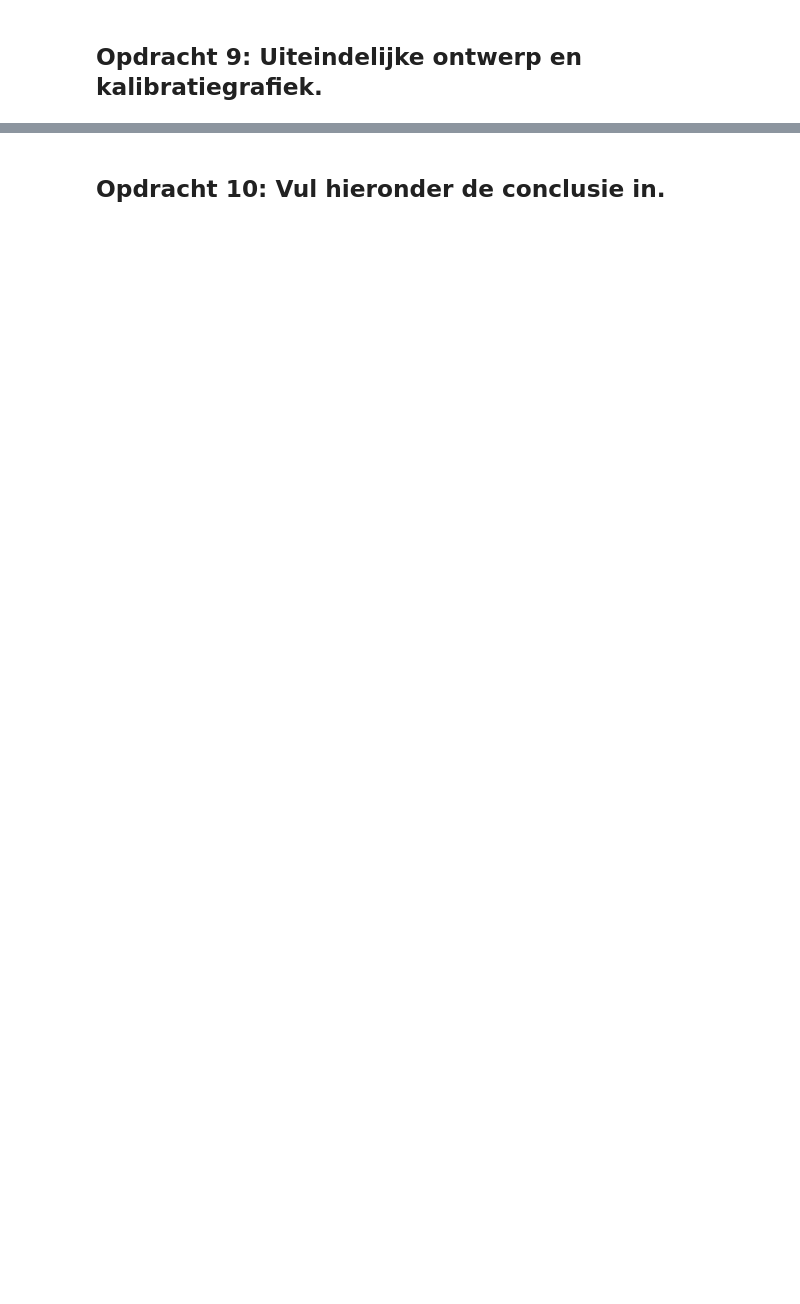
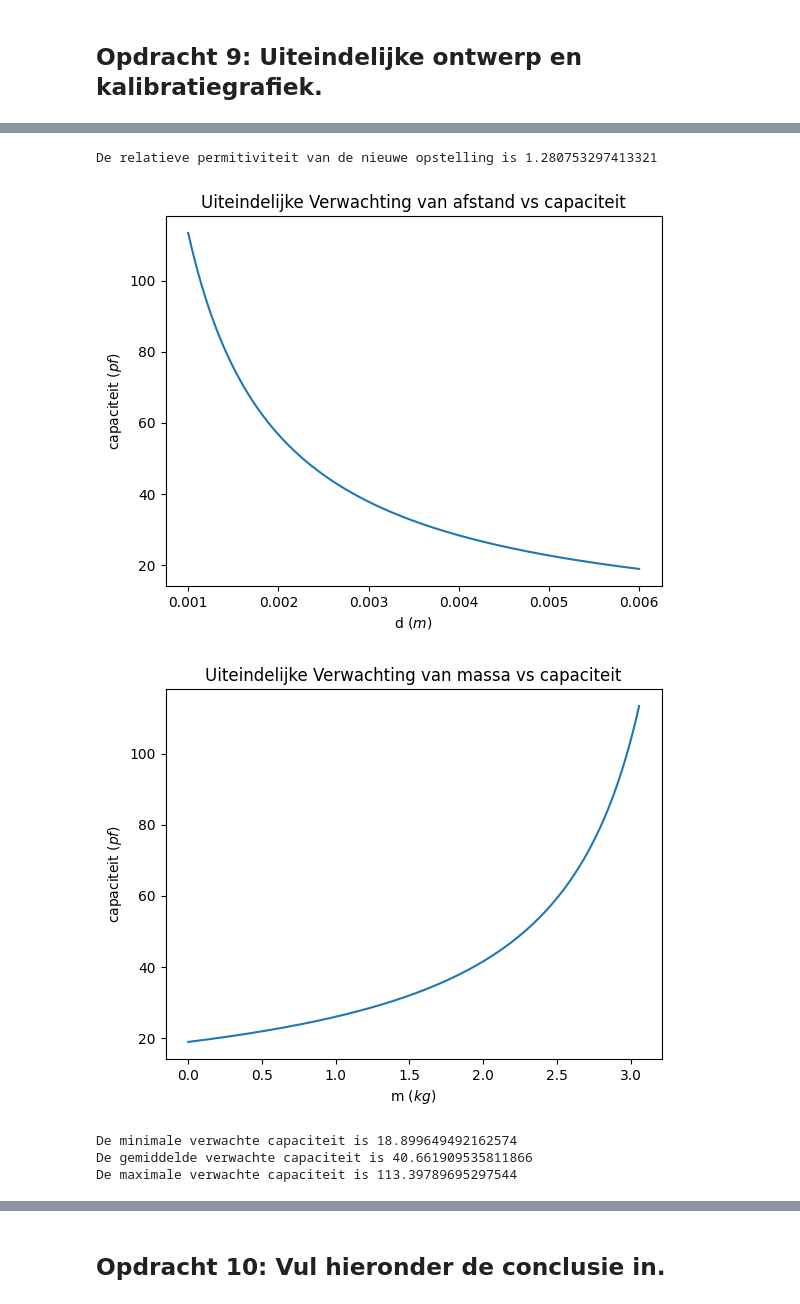
Before and after one commit to daantjebunschoten1-gif/opdrachten-DEF-D, a Jupyter notebook: FysiekeOntwerpopdrachten/2OntwerpEenSensorCondensator/DEFOntwerpopdracht2OntwerpEenSensorInvulTemplate.ipynb, the cells around one changed output, grey strips where cells are left out. Drawn from its saved outputs; the diff is of its cells as text; code cells hidden in the pictures; blank space fills up the shorter version.

```diff
--- a/FysiekeOntwerpopdrachten/2OntwerpEenSensorCondensator/DEFOntwerpopdracht2OntwerpEenSensorInvulTemplate.ipynb
+++ b/FysiekeOntwerpopdrachten/2OntwerpEenSensorCondensator/DEFOntwerpopdracht2OntwerpEenSensorInvulTemplate.ipynb
@@ -111,0 +252,52 @@ Onze sensor kan nog verbetered worden door de volgende verbeteringen (minimaal 2
+# %%
+#d_0 blijft gelijk
+d_0 = 6e-3 #m
+d_comp = 1e-3 #m
+
+#van distance naar massa
+def Veer(c_veer,u,g):
+    m = c_veer * u /g
+    return m
+
+# parameters
+u = d_0 - d_verwacht
+c_veer = 10000
+g = 9.81 #m/s^2
+
+#E_r uitrekenen van de nieuwe opstelling
+C_spons_0 = capaciteit(8,95e-3,100e3,1e3)
+e_r_spons= e_r(d_0,A,epsilon_0,C_spons_0)
+d_verwacht = np.linspace(d_0,d_comp,1000)
+c_verwacht = vlakkeplaat(d_verwacht,A,epsilon_0,e_r_spons)*1e12
+m_verwacht = Veer(c_veer,u,g)
+
+#printen om te checken
+print(f"De relatieve permitiviteit van de nieuwe opstelling is {e_r_spons}")
+
+#plotten van nieuwe verwachtingsgrafiek
+plt.figure()
+plt.plot(d_verwacht,c_verwacht)
+plt.xlabel("d ($m$)")
+plt.ylabel("capaciteit ($pf$)")
+plt.title("Uiteindelijke Verwachting van afstand vs capaciteit")
+plt.show()
+
+#plotten van verwachtingsgrafiek met m ipv d
+plt.figure()
+plt.plot(m_verwacht,c_verwacht)
+plt.xlabel("m ($kg$)")
+plt.ylabel("capaciteit ($pf$)")
+plt.title("Uiteindelijke Verwachting van massa vs capaciteit")
+plt.show()
+
+#printen van verwachte waardes
+print(f"De minimale verwachte capaciteit is {min(c_verwacht)}")
+print(f"De gemiddelde verwachte capaciteit is {np.mean(c_verwacht)}")
+print(f"De maximale verwachte capaciteit is {max(c_verwacht)}")
+# %% [output]
+De relatieve permitiviteit van de nieuwe opstelling is 1.280753297413321
+[figure, added]
+[figure, added]
+De minimale verwachte capaciteit is 18.899649492162574
+De gemiddelde verwachte capaciteit is 40.661909535811866
+De maximale verwachte capaciteit is 113.39789695297544
```
Also changed, not shown: parts of 27 cells of this notebook.
